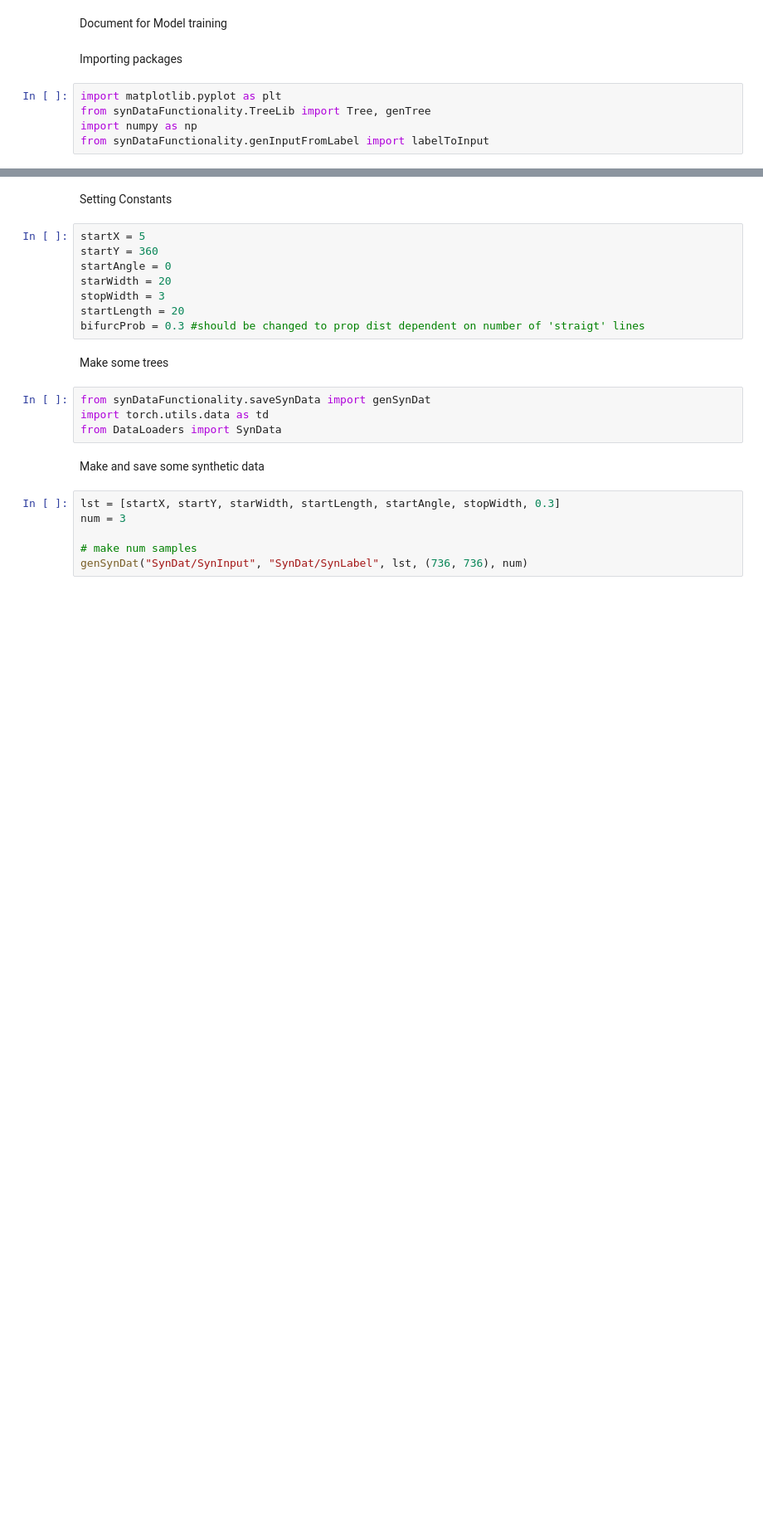
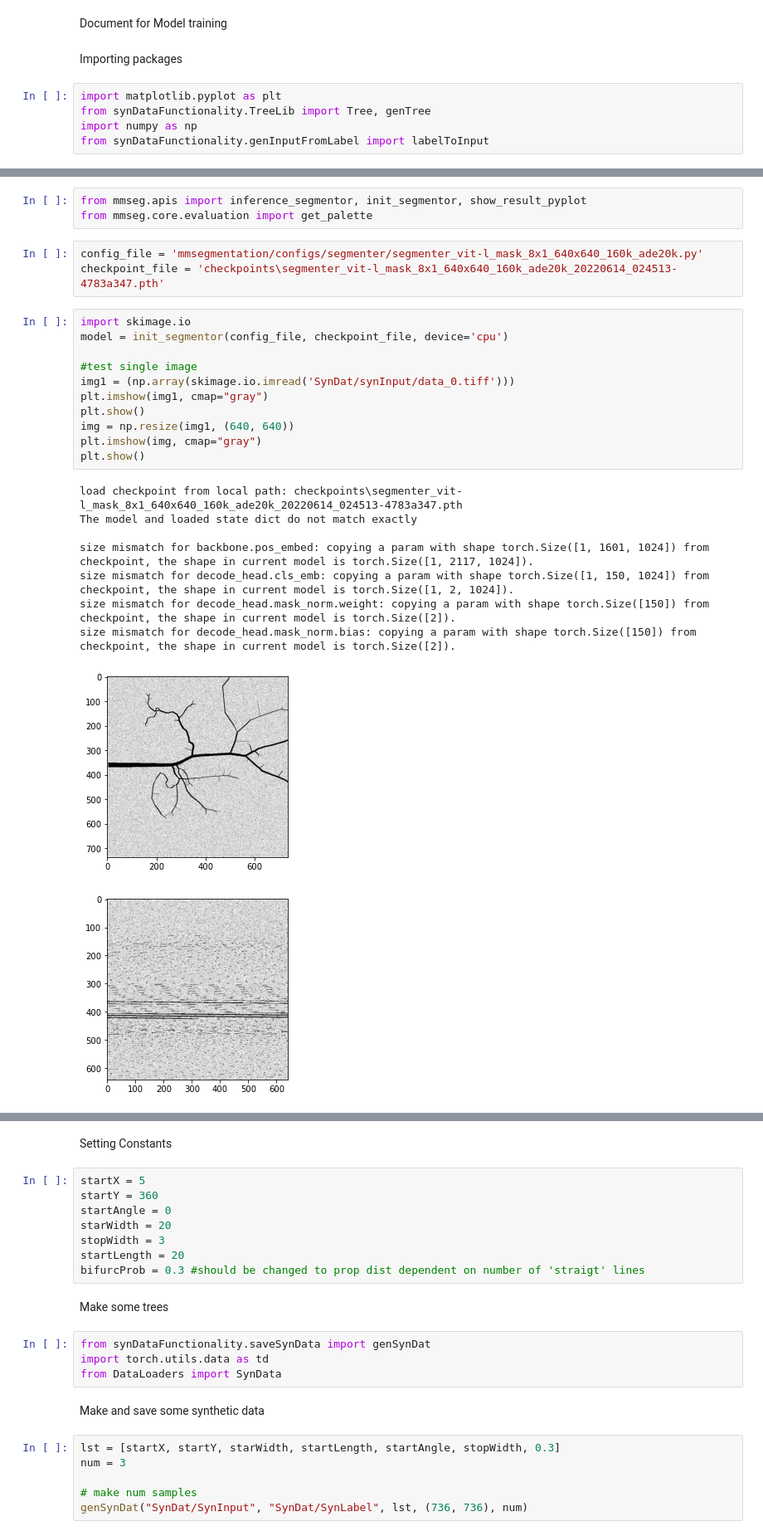
Before and after one commit to Nugni/Bachelor_rep_angiograms, a Jupyter notebook: src/Main.ipynb, the cells around one changed output, grey strips where cells are left out. Shown at 83% size. Drawn from its saved outputs; the diff is of its cells as text; blank space fills up the shorter version.

Commit message:
maybe added mmseg library

```diff
--- a/src/Main.ipynb
+++ b/src/Main.ipynb
@@ -9,0 +23,27 @@ from synDataFunctionality.genInputFromLabel import labelToInput
+# %%
+from mmseg.apis import inference_segmentor, init_segmentor, show_result_pyplot
+from mmseg.core.evaluation import get_palette
+# %%
+config_file = 'mmsegmentation/configs/segmenter/segmenter_vit-l_mask_8x1_640x640_160k_ade20k.py'
+checkpoint_file = 'checkpoints\segmenter_vit-l_mask_8x1_640x640_160k_ade20k_20220614_024513-4783a347.pth'
+# %%
+import skimage.io
+model = init_segmentor(config_file, checkpoint_file, device='cpu')
+
+#test single image
+img1 = (np.array(skimage.io.imread('SynDat/synInput/data_0.tiff')))
+plt.imshow(img1, cmap="gray")
+plt.show()
+img = np.resize(img1, (640, 640))
+plt.imshow(img, cmap="gray")
+plt.show()
+# %% [output]
+load checkpoint from local path: checkpoints\segmenter_vit-l_mask_8x1_640x640_160k_ade20k_20220614_024513-4783a347.pth
+The model and loaded state dict do not match exactly
+
+size mismatch for backbone.pos_embed: copying a param with shape torch.Size([1, 1601, 1024]) from checkpoint, the shape in current model is torch.Size([1, 2117, 1024]).
+size mismatch for decode_head.cls_emb: copying a param with shape torch.Size([1, 150, 1024]) from checkpoint, the shape in current model is torch.Size([1, 2, 1024]).
+size mismatch for decode_head.mask_norm.weight: copying a param with shape torch.Size([150]) from checkpoint, the shape in current model is torch.Size([2]).
+size mismatch for decode_head.mask_norm.bias: copying a param with shape torch.Size([150]) from checkpoint, the shape in current model is torch.Size([2]).
+[figure, added]
+[figure, added]
```
Also changed, not shown: parts of 3 cells of this notebook.
